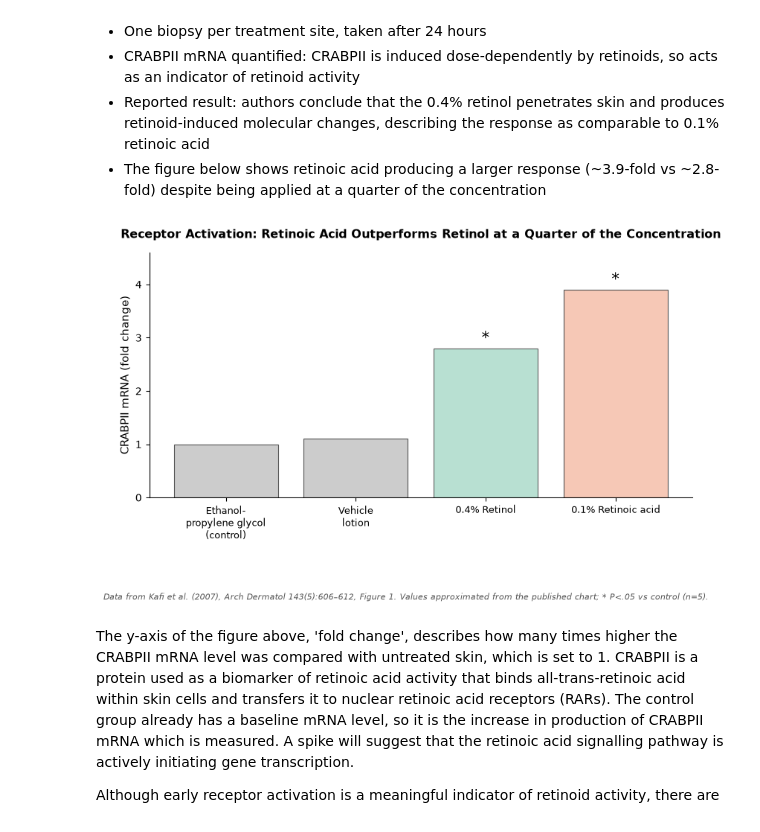
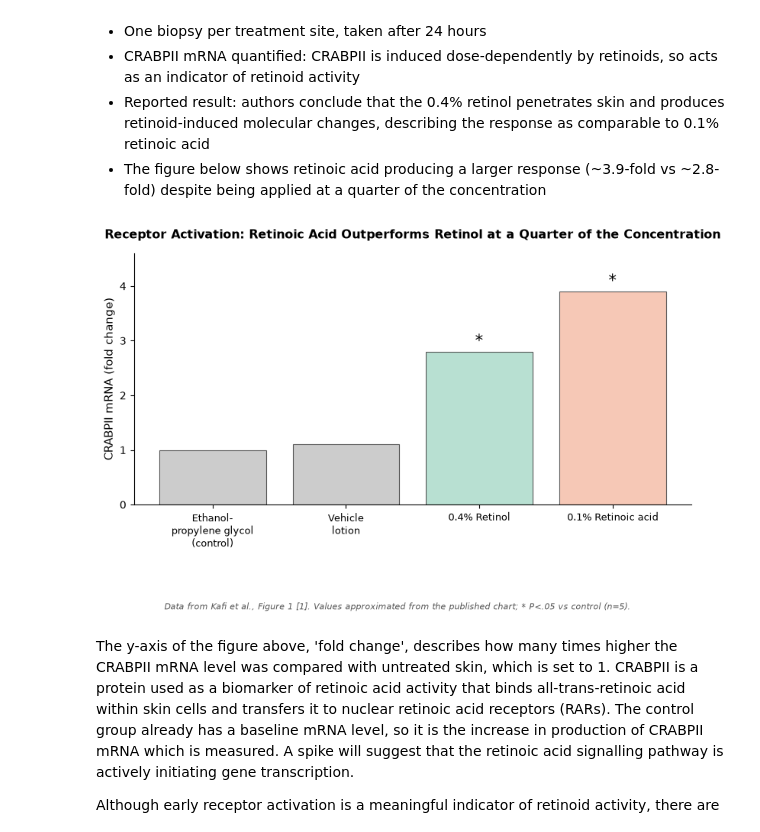
Before and after one commit to luisabbarclay1/Retinoid-analysis, a Jupyter notebook: retinoid_analysis.ipynb, the cells around one changed output. Saved outputs shown, nothing was run; the diff lists cells and outputs as text; code cells hidden in the pictures.

```diff
--- a/retinoid_analysis.ipynb
+++ b/retinoid_analysis.ipynb
@@ -261,35 +261,35 @@ import matplotlib.pyplot as plt
 
 conditions = ["Ethanol-\npropylene glycol\n(control)", "Vehicle\nlotion",
               "0.4% Retinol", "0.1% Retinoic acid"]
 fold_change = [1.0, 1.1, 2.8, 3.9]
 bar_colours = ["#CCCCCC", "#CCCCCC", "#B8E0D2", "#F6C8B6"]
 
 fig, ax = plt.subplots(figsize=(8, 4.5))
 bars = ax.bar(conditions, fold_change, color=bar_colours, edgecolor="#555555", linewidth=0.8)
 
 # significance markers
 for bar, sig in zip(bars, [False, False, True, True]):
     if sig:
         ax.text(bar.get_x() + bar.get_width() / 2, bar.get_height() + 0.12, "*",
                 ha="center", fontsize=15)
 
 ax.set_ylabel("CRABPII mRNA (fold change)", fontsize=11)
 ax.set_title("Receptor Activation: Retinoic Acid Outperforms Retinol at a Quarter of the Concentration",
              fontsize=11.5, fontweight="bold", pad=14)
 ax.set_ylim(0, 4.6)
 ax.spines[["top", "right"]].set_visible(False)
 ax.tick_params(axis="x", labelsize=9)
 
 fig.text(0.5, -0.14,
-         "Data from Kafi et al. (2007), Arch Dermatol 143(5):606\u2013612, Figure 1. "
+         "Data from Kafi et al., Figure 1 [1]. "
          "Values approximated from the published chart; * P<.05 vs control (n=5).",
          ha="center", fontsize=8, style="italic", color="#555555")
 
 plt.tight_layout()
 plt.savefig("receptor_activation.png", dpi=150, bbox_inches="tight")
 plt.show()
 # %% [output]
-[figure, old version]
+[figure, new version]
 # %% [markdown]
 The y-axis of the figure above, 'fold change', describes how many times higher the CRABPII mRNA level was compared with untreated skin, which is set to 1. CRABPII is a protein used as a biomarker of retinoic acid activity that binds all-trans-retinoic acid within skin cells and transfers it to nuclear retinoic acid receptors (RARs). The control group already has a baseline mRNA level, so it is the increase in production of CRABPII mRNA which is measured. A spike will suggest that the retinoic acid signalling pathway is actively initiating gene transcription.
 
```
Also changed, not shown: parts of 1 cell of this notebook, 1 other file.
